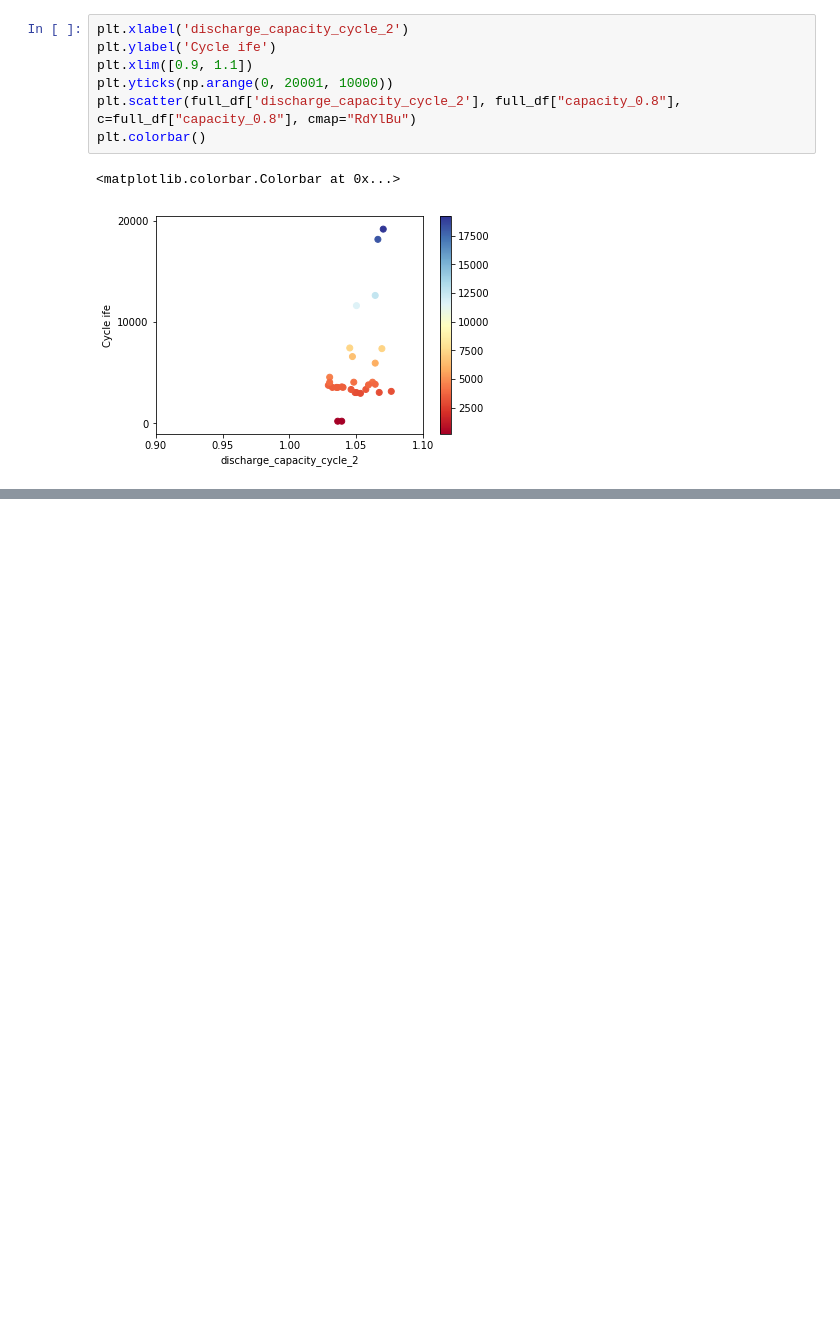
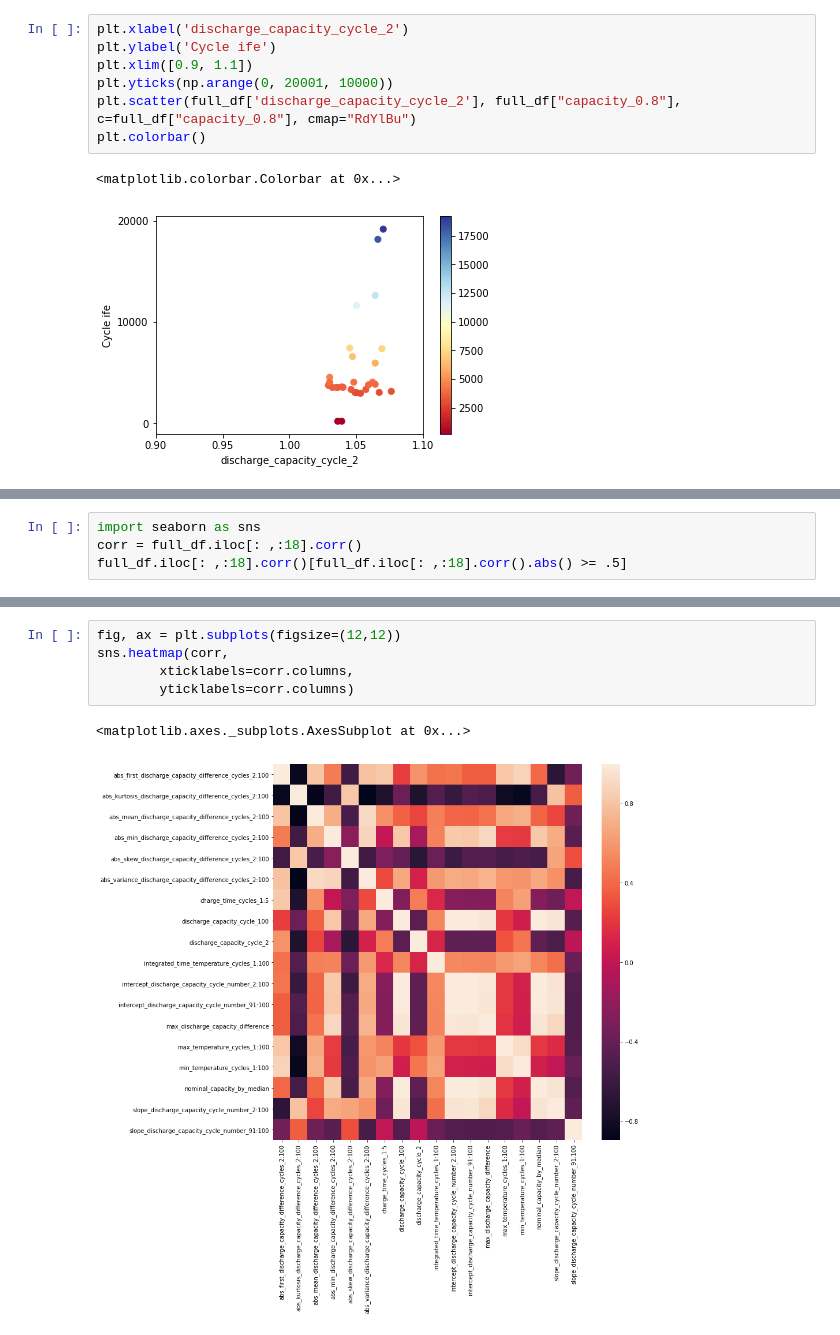
Before and after one commit to ayakkala1/TRI-Capstone, a Jupyter notebook: NewData/EDA.ipynb, the cells around one changed output, grey strips where cells are left out. Drawn from its saved outputs; the diff is of its cells as text; blank space fills up the shorter version.

Commit message:
New Plots EDA

```diff
--- a/NewData/EDA.ipynb
+++ b/NewData/EDA.ipynb
@@ -179,0 +184,4 @@ plt.colorbar()
+# %%
+import seaborn as sns
+corr = full_df.iloc[: ,:18].corr()
+full_df.iloc[: ,:18].corr()[full_df.iloc[: ,:18].corr().abs() >= .5]
@@ -179,0 +206,8 @@ plt.colorbar()
+# %%
+fig, ax = plt.subplots(figsize=(12,12))
+sns.heatmap(corr,
+        xticklabels=corr.columns,
+        yticklabels=corr.columns)
+# %% [output]
+<matplotlib.axes._subplots.AxesSubplot at 0x...>
+[figure, added]
```
Also changed, not shown: parts of 4 cells of this notebook.
